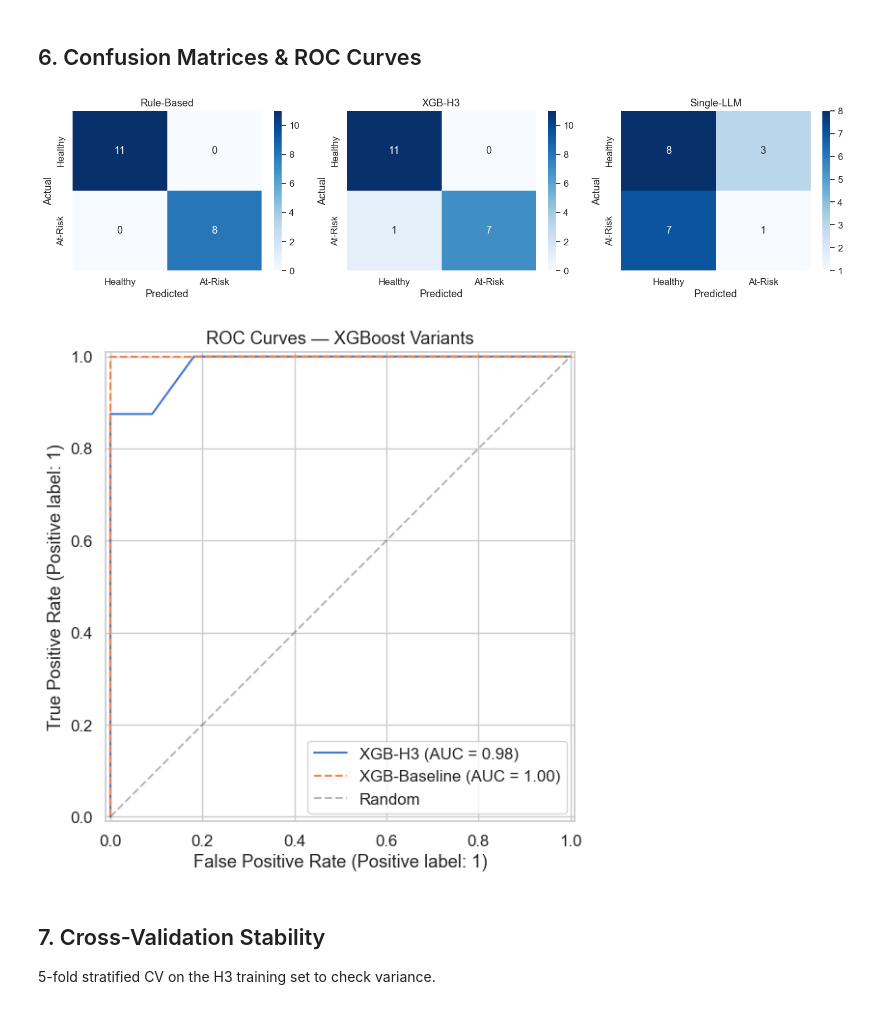
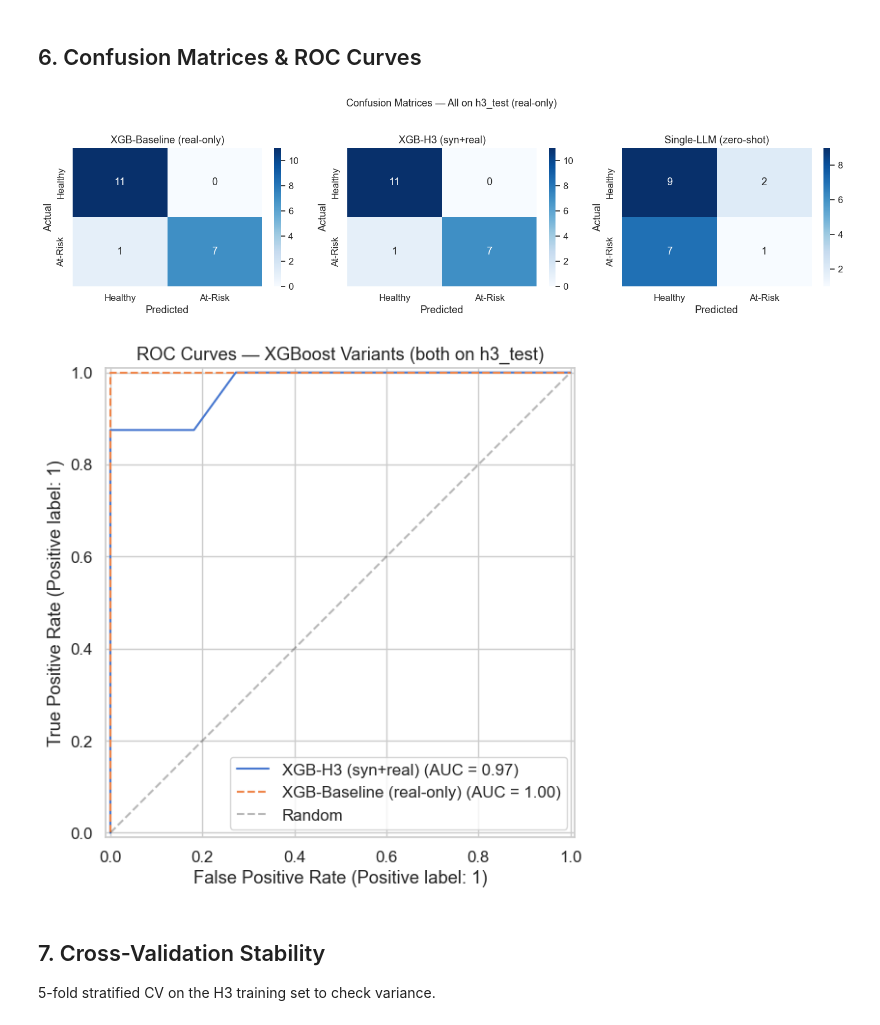
Before and after one commit to bibekgupta3333/repo-sprint, a Jupyter notebook: notebooks/baseline.ipynb, the cells around one changed output. Drawn from its saved outputs; the diff is of its cells as text; code cells hidden in the pictures.

```diff
--- a/notebooks/baseline.ipynb
+++ b/notebooks/baseline.ipynb
@@ -251,13 +274,13 @@ Tuning XGB-Baseline (real-only train) ...
 # %%
-y_pred_xgb_h3 = xgb_h3.predict(X_test_h3_s)
-y_proba_xgb_h3 = xgb_h3.predict_proba(X_test_h3_s)[:, 1]
+y_pred_xgb_h3 = xgb_h3.predict(X_test_h3)
+y_proba_xgb_h3 = xgb_h3.predict_proba(X_test_h3)[:, 1]
 
-y_pred_xgb_bl = xgb_bl.predict(X_test_bl_s)
-y_proba_xgb_bl = xgb_bl.predict_proba(X_test_bl_s)[:, 1]
+y_pred_xgb_bl_on_h3 = xgb_bl.predict(X_test_h3)
+y_proba_xgb_bl_on_h3 = xgb_bl.predict_proba(X_test_h3)[:, 1]
 
-print("XGB-H3 on H3 test (real-only):")
+print("XGB-H3 on h3_test (trained on syn+real):")
 print(classification_report(y_test_h3, y_pred_xgb_h3, target_names=["healthy", "at-risk"]))
 
-print("XGB-Baseline on Baseline test (real-only):")
-print(classification_report(y_test_bl, y_pred_xgb_bl, target_names=["healthy", "at-risk"]))
+print("\nXGB-Baseline on h3_test (trained on real-only):")
+print(classification_report(y_test_h3, y_pred_xgb_bl_on_h3, target_names=["healthy", "at-risk"]))
 # %% [output]
@@ -452,10 +499,9 @@ def compute_metrics(y_true, y_pred, y_proba=None) -> dict:
 
 results = {}
 
-results["Rule-Based"] = compute_metrics(y_test_h3, y_pred_rule_h3)
-results["XGB-Baseline (real-only)"] = compute_metrics(
-    y_test_bl, y_pred_xgb_bl, y_proba_xgb_bl)
-results["XGB-H3 (syn+real)"] = compute_metrics(
+results["XGB-Baseline (real-only train)"] = compute_metrics(
+    y_test_h3, y_pred_xgb_bl_on_h3, y_proba_xgb_bl_on_h3)
+results["XGB-H3 (syn+real train)"] = compute_metrics(
     y_test_h3, y_pred_xgb_h3, y_proba_xgb_h3)
 
 if y_pred_llm is not None:
@@ -466,11 +512,22 @@ if y_pred_llm is not None:
 
 results_df = pd.DataFrame(results).T
 results_df = results_df.round(3)
+
 print("\n" + "=" * 70)
 print("  M5 BASELINE PERFORMANCE BENCHMARKS")
+print(f"  (All evaluated on shared h3_test — real-only, n={len(y_test_h3)})")
 print("=" * 70)
 print(results_df.to_string())
 print("=" * 70)
+
+print("\n" + "=" * 70)
+print("  SANITY CHECK: Rule-Based (Label Oracle)")
+print("=" * 70)
+rule_metrics = compute_metrics(y_test_h3, y_pred_rule_h3)
+print(f"Rule-Based F1: {rule_metrics['F1']:.3f}")
+print("⚠️  Not included in main comparison because rule-based")
+print("    predictions ARE the ground-truth labels (circular).")
+print("=" * 70)
 # %% [output]
 ======================================================================
   M5 BASELINE PERFORMANCE BENCHMARKS
@@ -501,56 +566,55 @@ plt.show()
 # %%
 def plot_confusion(y_true, y_pred, title, ax):
     """Plot a confusion matrix heatmap."""
     cm = confusion_matrix(y_true, y_pred)
     sns.heatmap(
         cm, annot=True, fmt="d", cmap="Blues",
         xticklabels=["Healthy", "At-Risk"],
         yticklabels=["Healthy", "At-Risk"],
         ax=ax,
     )
     ax.set_xlabel("Predicted")
     ax.set_ylabel("Actual")
     ax.set_title(title)
 
 
-n_models = 2 + (1 if y_pred_llm is not None else 0)
+n_models = 2 + (1 if y_pred_llm is not None and (y_pred_llm >= 0).sum() > 0 else 0)
 fig, axes = plt.subplots(1, n_models, figsize=(5 * n_models, 4))
 if n_models == 1:
     axes = [axes]
 
-plot_confusion(y_test_h3, y_pred_rule_h3, "Rule-Based", axes[0])
-plot_confusion(y_test_h3, y_pred_xgb_h3, "XGB-H3", axes[1])
+plot_confusion(y_test_h3, y_pred_xgb_bl_on_h3, "XGB-Baseline (real-only)", axes[0])
+plot_confusion(y_test_h3, y_pred_xgb_h3, "XGB-H3 (syn+real)", axes[1])
 
 if y_pred_llm is not None:
     valid = y_pred_llm >= 0
     if valid.sum() > 0:
-        plot_confusion(y_test_h3[valid], y_pred_llm[valid], "Single-LLM", axes[2])
+        plot_confusion(y_test_h3[valid], y_pred_llm[valid], "Single-LLM (zero-shot)", axes[2])
 
+fig.suptitle("Confusion Matrices — All on h3_test (real-only)", fontsize=13, y=1.02)
 plt.tight_layout()
 plt.show()
 # %% [output]
-[figure, old version]
+[figure, new version]
 # %%
 fig, ax = plt.subplots(figsize=(7, 6))
 
 if len(np.unique(y_test_h3)) == 2:
     RocCurveDisplay.from_predictions(
-        y_test_h3, y_proba_xgb_h3, name="XGB-H3", ax=ax
+        y_test_h3, y_proba_xgb_h3, name="XGB-H3 (syn+real)", ax=ax
     )
-
-if len(np.unique(y_test_bl)) == 2:
     RocCurveDisplay.from_predictions(
-        y_test_bl, y_proba_xgb_bl, name="XGB-Baseline", ax=ax,
+        y_test_h3, y_proba_xgb_bl_on_h3, name="XGB-Baseline (real-only)", ax=ax,
         linestyle="--",
     )
 
 ax.plot([0, 1], [0, 1], "k--", alpha=0.3, label="Random")
-ax.set_title("ROC Curves — XGBoost Variants")
+ax.set_title("ROC Curves — XGBoost Variants (both on h3_test)")
 ax.legend()
 plt.tight_layout()
 plt.show()
 # %% [output]
-[figure, old version]
+[figure, new version]
 # %% [markdown]
 ## 7. Cross-Validation Stability
 
```
Also changed, not shown: parts of 17 cells of this notebook, 1 other file.
